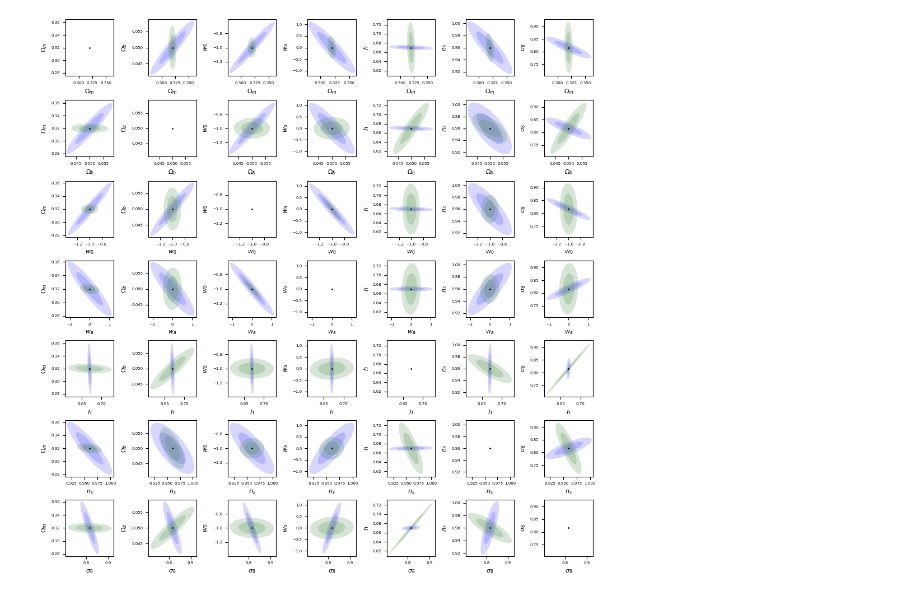
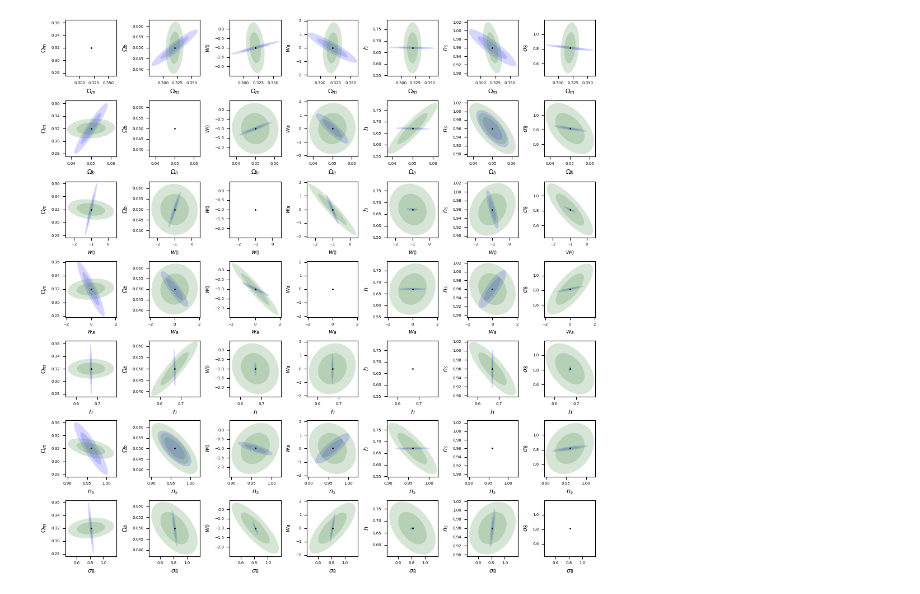
Before and after one commit to ohahn/DISCO-EB, a Jupyter notebook: nb_pylinger_fisher_forecast.ipynb, the cells around one changed output. Cells and saved outputs as stored; diff of their text form; code cells hidden in the pictures.

```diff
--- a/nb_pylinger_fisher_forecast.ipynb
+++ b/nb_pylinger_fisher_forecast.ipynb
@@ -135,7 +180,7 @@ dPkmu_dcosmo = jax.jacfwd( Pkmu_of_cosmo )
 
 for i,(z,b) in enumerate(zip(zmean,bias)):
   print('running redshift bin ', i, ' <z> = ', z, ' b = ', b)
-  logPkmu[i], Pkmu[i], mu[i], kmodes[i] = Pkmu_of_cosmo( fiducial_cosmo_param, aexp = 1./(1.+z), bias = b )
-  dlogPkmu[i], dPkmu[i],_,_ = dPkmu_dcosmo( fiducial_cosmo_param, aexp = 1./(1.+z), bias = b )
+  logPkmu[i], Pkmu[i], mu[i], kmodes[i] = Pkmu_of_cosmo( fiducial_cosmo_param, args_fiducial=fiducial_cosmo_param, aexp = 1./(1.+z), bias = b )
+  dlogPkmu[i], dPkmu[i],_,_ = dPkmu_dcosmo( fiducial_cosmo_param, args_fiducial=fiducial_cosmo_param, aexp = 1./(1.+z), bias = b )
 # %% [output]
 running redshift bin  0  <z> =  1.0  b =  1.46
@@ -149,19 +197,21 @@ for idx in range(4):
         for j,jvar in enumerate(selected_vars):
 
             Veff = effective_volume(Pkmu_, nbin=idx )
+
             # product of derivatives
-            dPkmu_dcosmo_prod = dlogPkmu_[...,ivar] * dlogPkmu_[...,jvar] * Veff * kmodes_[:,None]**3
+            dPkmu_dcosmo_prod = dlogPkmu_[...,ivar] * dlogPkmu_[...,jvar]
+
+            # linearly interpolate to the reference values
+            # dP(kref,µref) = dP( k(kref,µref), µ(µref) )
+
+
+            # multiply by Veff and remove possible NaNs
+            dPkmu_dcosmo_prod *= Veff * kmodes_[:,None]**3
             dPkmu_dcosmo_prod = dPkmu_dcosmo_prod.at[ jnp.isnan(dPkmu_dcosmo_prod) ].set( 0.0 )
 
             # integrate over mu
-            dPk_dcosmo = jax.scipy.integrate.trapezoid( dPkmu_dcosmo_prod, x=mu_, axis=-1 )
-
+            dPk_dcosmo = integrate_trapz( dPkmu_dcosmo_prod, x=mu_, axis=-1 )
             # integrate over k
-            F_ij = 1/(8*jnp.pi**2) * jax.scipy.integrate.trapezoid( dPk_dcosmo, x=jnp.log(kmodes_), axis=-1 )
+            F_ij = 1/(8*jnp.pi**2) * integrate_trapz( dPk_dcosmo, x=jnp.log(kmodes_), axis=-1 )
 
             F = F.at[i,j].add( F_ij )
-# %%
-fig, ax = plt.subplots()
-
-im = ax.imshow(dlogPkmu[0][...,0])
-plt.colorbar(mappable=im)
@@ -171,5 +218,5 @@ plt.colorbar(mappable=im)
 # %%
-def plot_uncertainty_ellipse(F, i, j, x0, y0, ax, color='b'):
+def plot_uncertainty_ellipse( transform, F, i, j, x0, y0, ax, color='b'):
     """
     Plot uncertainty ellipse given Fisher matrix F.
 
@@ -177,9 +224,12 @@ def plot_uncertainty_ellipse(F, i, j, x0, y0, ax, color='b'):
         - F: Fisher information matrix (2x2 array).
     """
 
-    # Calculate covariance matrix
-    C = jnp.linalg.inv(F)  # arXiv:1910.09273, eq. (44)
-    Cii, Cjj, Cij = C[i,i], C[j,j], C[i,j]
+    if transform:
+        C = np.linalg.inv(F)
+        # Calculate covariance matrix
+        Cii, Cjj, Cij = C[i,i], C[j,j], C[i,j]
+    else:
+        Cii, Cjj, Cij = F[i,i], F[j,j], F[i,j]
 
     a = jnp.sqrt(jnp.abs((Cii+Cjj)/2 + jnp.sqrt(0.25*(Cii-Cjj)**2 + Cij**2)))  # arXiv:1910.09273, eq. (47)
     b = jnp.sqrt(jnp.abs((Cii+Cjj)/2 - jnp.sqrt(0.25*(Cii-Cjj)**2 + Cij**2)))  # ...
@@ -203,16 +253,16 @@ Feuclid = data['F']
 # %%
 fig, ax = plt.subplots( len(euclid_vars), len(euclid_vars), figsize=(10,10), layout='constrained')
 FF = jnp.linalg.inv(Feuclid)
 for i, label1 in enumerate(euclid_vars):
   ivar = selected_vars[i]
   for j, label2 in enumerate(euclid_vars):
     jvar = selected_vars[j]
-    plot_uncertainty_ellipse( FF, euclid_reorder[i], euclid_reorder[j], fiducial_cosmo_param[ivar], fiducial_cosmo_param[jvar], ax[i,j], color=[0.2,0.2,1] )
-    plot_uncertainty_ellipse( F, i, j, fiducial_cosmo_param[ivar], fiducial_cosmo_param[jvar], ax[i,j], color=[0.2,0.5,0.2] )
+    plot_uncertainty_ellipse( False, Feuclid, euclid_reorder[i], euclid_reorder[j], fiducial_cosmo_param[ivar], fiducial_cosmo_param[jvar], ax[i,j], color=[0.2,0.2,1] )
+    plot_uncertainty_ellipse( True, F, i, j, fiducial_cosmo_param[ivar], fiducial_cosmo_param[jvar], ax[i,j], color=[0.2,0.5,0.2] )
 
     ax[i,j].set_xlabel(f'${fieldnames[ivar]}$', size=8)
     ax[i,j].set_ylabel(f'${fieldnames[jvar]}$', size=8)
 
     ax[i,j].tick_params(axis='both', which='both', labelsize=5)
 # %% [output]
-[figure, old version]
+[figure, new version]
```
Also changed, not shown: parts of 8 cells of this notebook, 1 other file.
